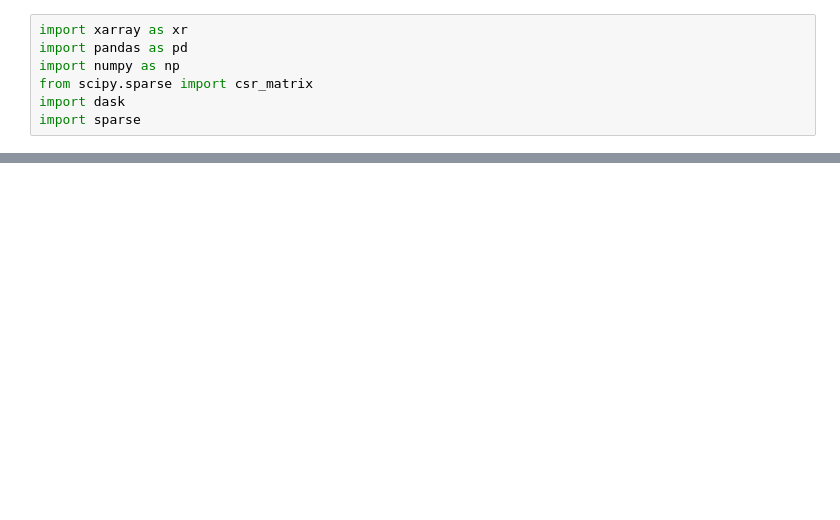
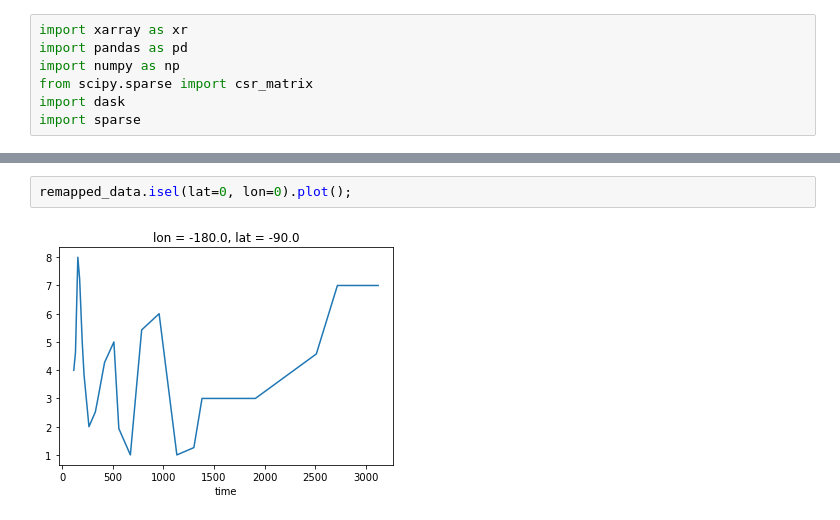
Before and after one commit to andersy005/brouillons-quotidien, a Jupyter notebook: xgriddedtime/remapper.ipynb, the cells around one changed output, grey strips where cells are left out. Saved outputs shown, nothing was run; the diff lists cells and outputs as text; blank space fills up the shorter version.

```diff
--- a/xgriddedtime/remapper.ipynb
+++ b/xgriddedtime/remapper.ipynb
@@ -294,0 +350,4 @@ Dimensions without coordinates: lat, lon
+# %%
+remapped_data.isel(lat=0, lon=0).plot();
+# %% [output]
+[figure, added]
```
Also changed, not shown: parts of 42 cells of this notebook.
